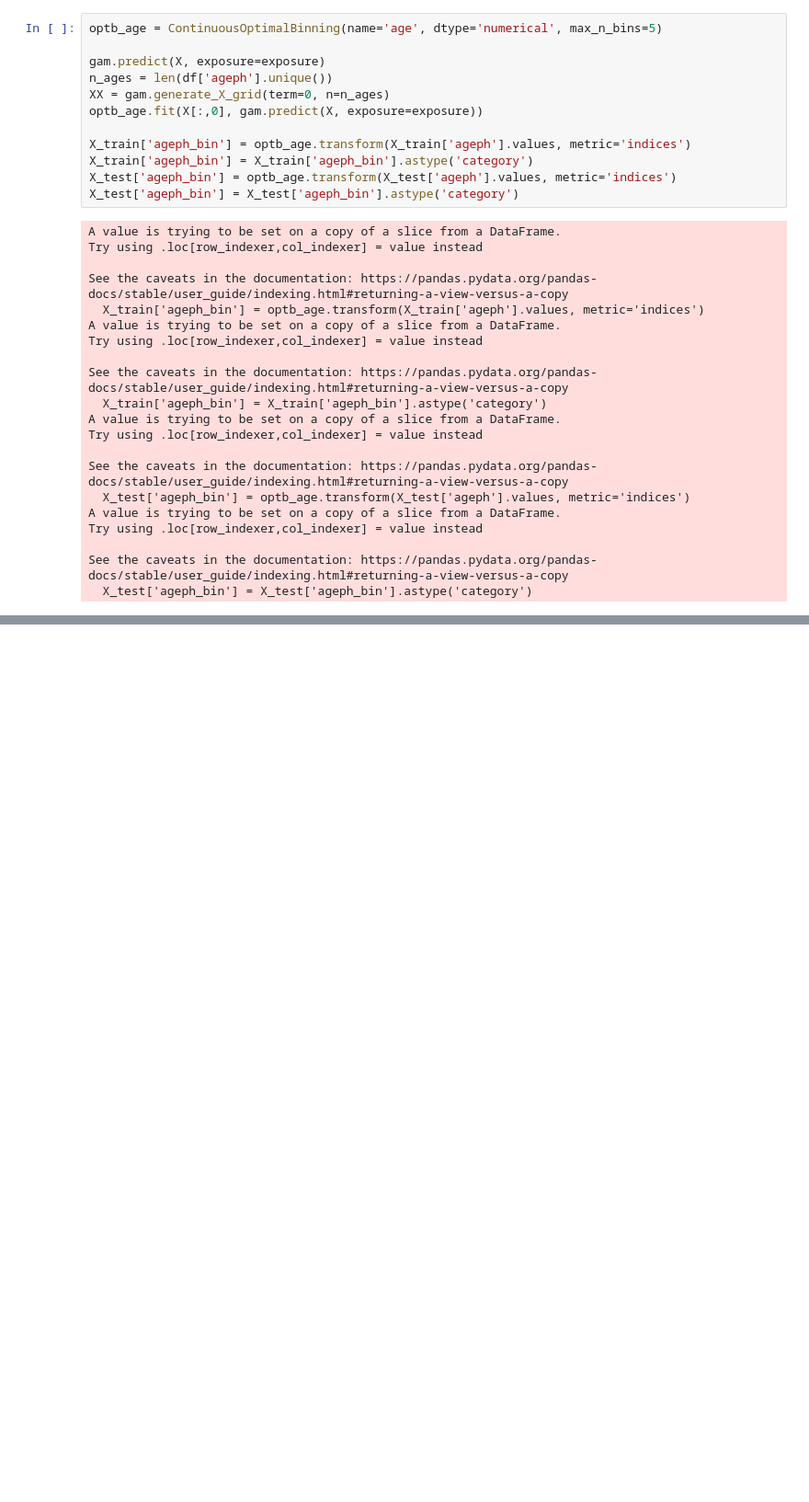
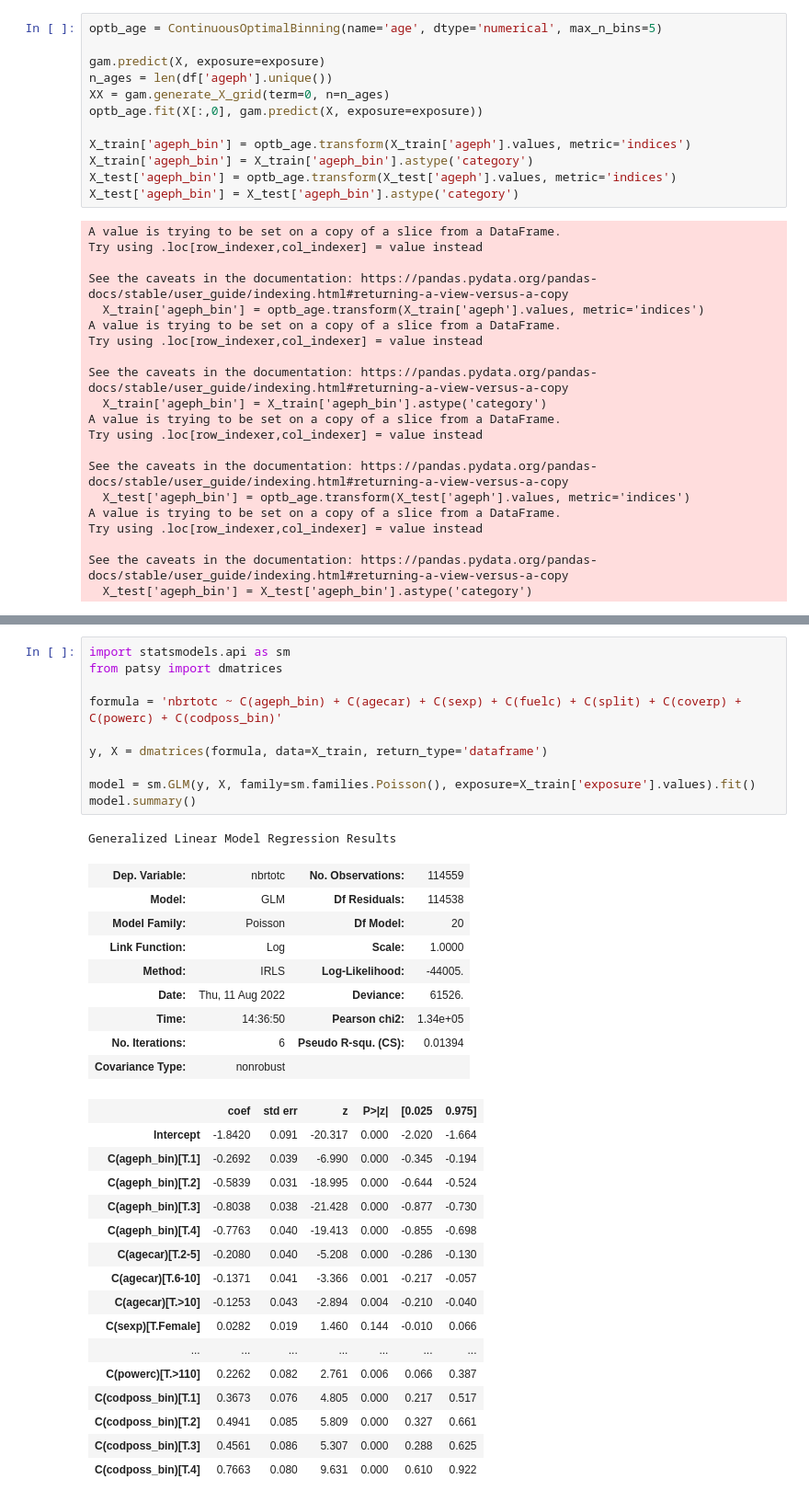
Before and after one commit to Pabb0/claims_analysis, a Jupyter notebook: script/analysis.ipynb, the cells around one changed output, grey strips where cells are left out. Shown at 92% size. Cells and saved outputs as stored; diff of their text form; blank space fills up the shorter version.

```diff
--- a/script/analysis.ipynb
+++ b/script/analysis.ipynb
@@ -465,0 +468,37 @@ See the caveats in the documentation: https://pandas.pydata.org/pandas-docs/stab
+# %%
+import statsmodels.api as sm
+from patsy import dmatrices
+
+formula = 'nbrtotc ~ C(ageph_bin) + C(agecar) + C(sexp) + C(fuelc) + C(split) + C(coverp) + C(powerc) + C(codposs_bin)'
+
+y, X = dmatrices(formula, data=X_train, return_type='dataframe')
+
+model = sm.GLM(y, X, family=sm.families.Poisson(), exposure=X_train['exposure'].values).fit()
+model.summary()
+# %% [output]
+Generalized Linear Model Regression Results
+| Dep. Variable: | nbrtotc | No. Observations: | 114559 |
+| Model: | GLM | Df Residuals: | 114538 |
+| Model Family: | Poisson | Df Model: | 20 |
+| Link Function: | Log | Scale: | 1.0000 |
+| Method: | IRLS | Log-Likelihood: | -44005. |
+| Date: | Thu, 11 Aug 2022 | Deviance: | 61526. |
+| Time: | 14:36:50 | Pearson chi2: | 1.34e+05 |
+| No. Iterations: | 6 | Pseudo R-squ. (CS): | 0.01394 |
+| Covariance Type: | nonrobust |  |  |
+|  | coef | std err | z | P>|z| | [0.025 | 0.975] |
+| Intercept | -1.8420 | 0.091 | -20.317 | 0.000 | -2.020 | -1.664 |
+| C(ageph_bin)[T.1] | -0.2692 | 0.039 | -6.990 | 0.000 | -0.345 | -0.194 |
+| C(ageph_bin)[T.2] | -0.5839 | 0.031 | -18.995 | 0.000 | -0.644 | -0.524 |
+| C(ageph_bin)[T.3] | -0.8038 | 0.038 | -21.428 | 0.000 | -0.877 | -0.730 |
+| C(ageph_bin)[T.4] | -0.7763 | 0.040 | -19.413 | 0.000 | -0.855 | -0.698 |
+| C(agecar)[T.2-5] | -0.2080 | 0.040 | -5.208 | 0.000 | -0.286 | -0.130 |
+| C(agecar)[T.6-10] | -0.1371 | 0.041 | -3.366 | 0.001 | -0.217 | -0.057 |
+| C(agecar)[T.>10] | -0.1253 | 0.043 | -2.894 | 0.004 | -0.210 | -0.040 |
+| C(sexp)[T.Female] | 0.0282 | 0.019 | 1.460 | 0.144 | -0.010 | 0.066 |
+| ... | ... | ... | ... | ... | ... | ... |
+| C(powerc)[T.>110] | 0.2262 | 0.082 | 2.761 | 0.006 | 0.066 | 0.387 |
+| C(codposs_bin)[T.1] | 0.3673 | 0.076 | 4.805 | 0.000 | 0.217 | 0.517 |
+| C(codposs_bin)[T.2] | 0.4941 | 0.085 | 5.809 | 0.000 | 0.327 | 0.661 |
+| C(codposs_bin)[T.3] | 0.4561 | 0.086 | 5.307 | 0.000 | 0.288 | 0.625 |
+| C(codposs_bin)[T.4] | 0.7663 | 0.080 | 9.631 | 0.000 | 0.610 | 0.922 |
```
Also changed, not shown: parts of 14 cells of this notebook, 1 other file.
